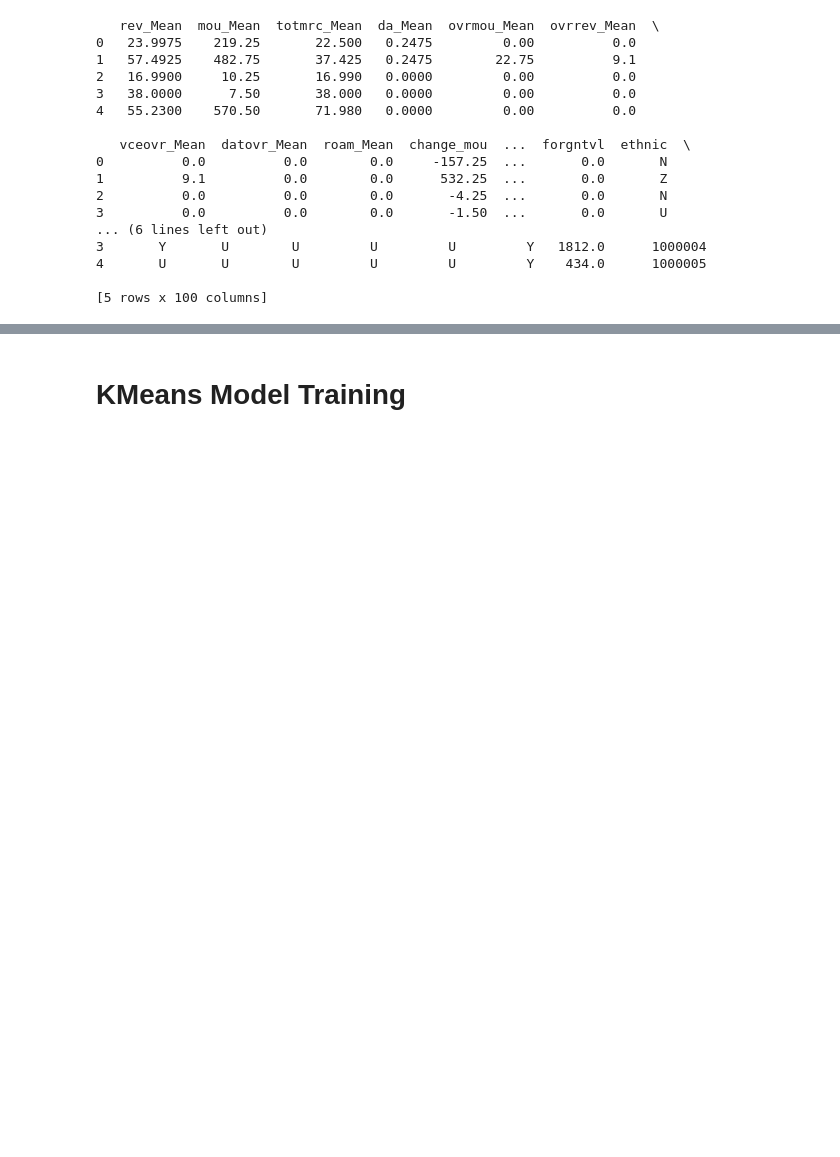
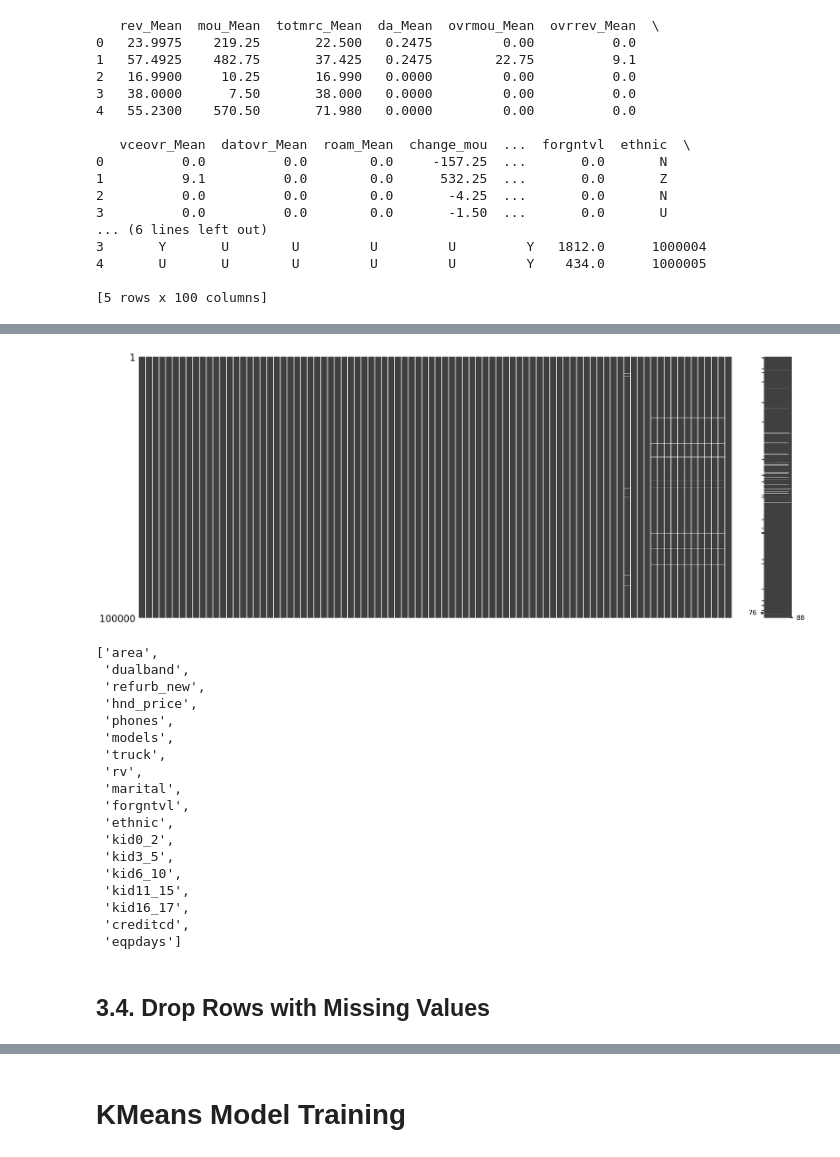
Before and after one commit to Hackyeahh/comm493-cloud-crusaders, a Jupyter notebook: main clustering.ipynb, the cells around one changed output, grey strips where cells are left out. Drawn from its saved outputs; the diff is of its cells as text; code cells hidden in the pictures; blank space fills up the shorter version.

```diff
--- a/main clustering.ipynb
+++ b/main clustering.ipynb
@@ -192,0 +330,45 @@ df.
+# %%
+df['hnd_webcap']=df['hnd_webcap'].fillna('UNKW') # Handset web capability
+
+df['avg6qty']=df['avg6qty'].fillna(df['avg6qty'].mean()) # Billing adjusted total number of calls over the life of the customer
+df['avg6rev']=df['avg6rev'].fillna(df['avg6rev'].mean()) # Average monthly revenue over the life of the customer
+df['avg6mou']=df['avg6mou'].fillna(df['avg6mou'].mean()) # Average monthly minutes of use over the life of the customer
+
+df['change_mou']=df['change_mou'].fillna(df['change_mou'].mean()) # Percentage change in monthly minutes of use vs previous three month average
+df['change_rev']=df['change_rev'].fillna(df['change_rev'].mean()) # Percentage change in monthly revenue vs previous three month average
+
+df['rev_Mean']=df['rev_Mean'].fillna(df['rev_Mean'].mean())
+df['totmrc_Mean']=df['totmrc_Mean'].fillna(df['totmrc_Mean'].mean())
+df['da_Mean']=df['da_Mean'].fillna(df['da_Mean'].mean())
+df['ovrmou_Mean']=df['ovrmou_Mean'].fillna(df['ovrmou_Mean'].mean())
+df['ovrrev_Mean']=df['ovrrev_Mean'].fillna(df['ovrrev_Mean'].mean())
+df['vceovr_Mean']=df['vceovr_Mean'].fillna(df['vceovr_Mean'].mean())
+df['datovr_Mean']=df['datovr_Mean'].fillna(df['datovr_Mean'].mean())
+df['roam_Mean']=df['roam_Mean'].fillna(df['roam_Mean'].mean())
+df['mou_Mean']=df['mou_Mean'].fillna(df['mou_Mean'].mean())
+# %%
+msno.matrix(df)
+plt.show()
+[col for col in df.columns if df[col].isnull().any()]
+# %% [output]
+[figure, added]
+['area',
+ 'dualband',
+ 'refurb_new',
+ 'hnd_price',
+ 'phones',
+ 'models',
+ 'truck',
+ 'rv',
+ 'marital',
+ 'forgntvl',
+ 'ethnic',
+ 'kid0_2',
+ 'kid3_5',
+ 'kid6_10',
+ 'kid11_15',
+ 'kid16_17',
+ 'creditcd',
+ 'eqpdays']
+# %% [markdown]
+## 3.4. Drop Rows with Missing Values
```
Also changed, not shown: parts of 31 cells of this notebook.
